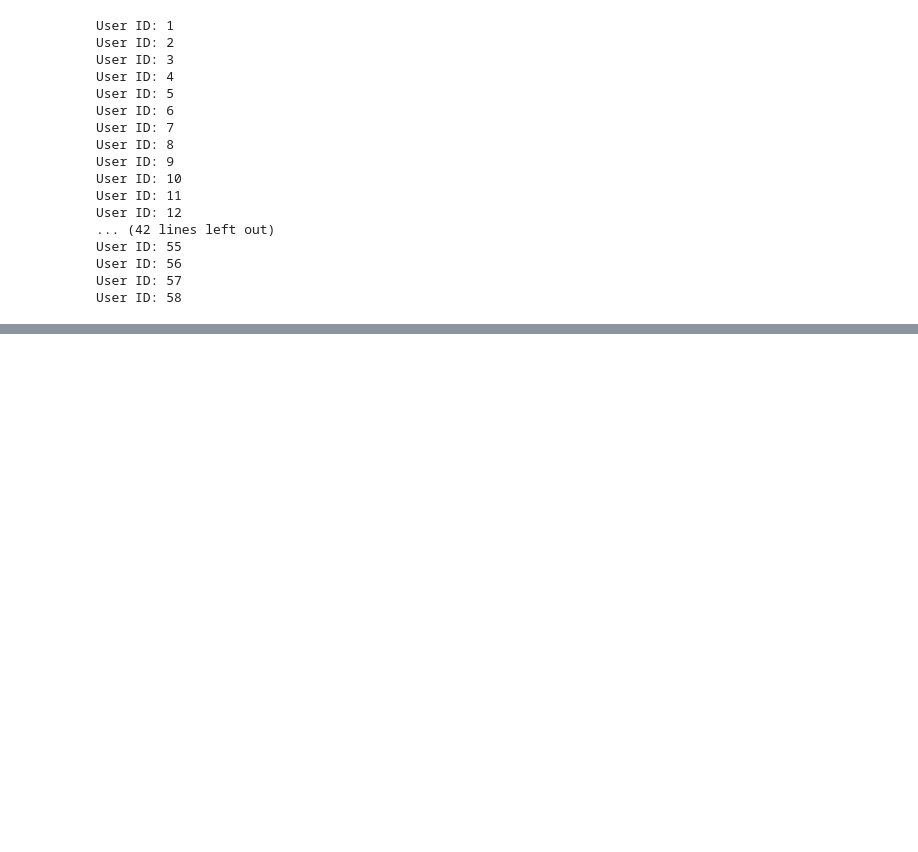
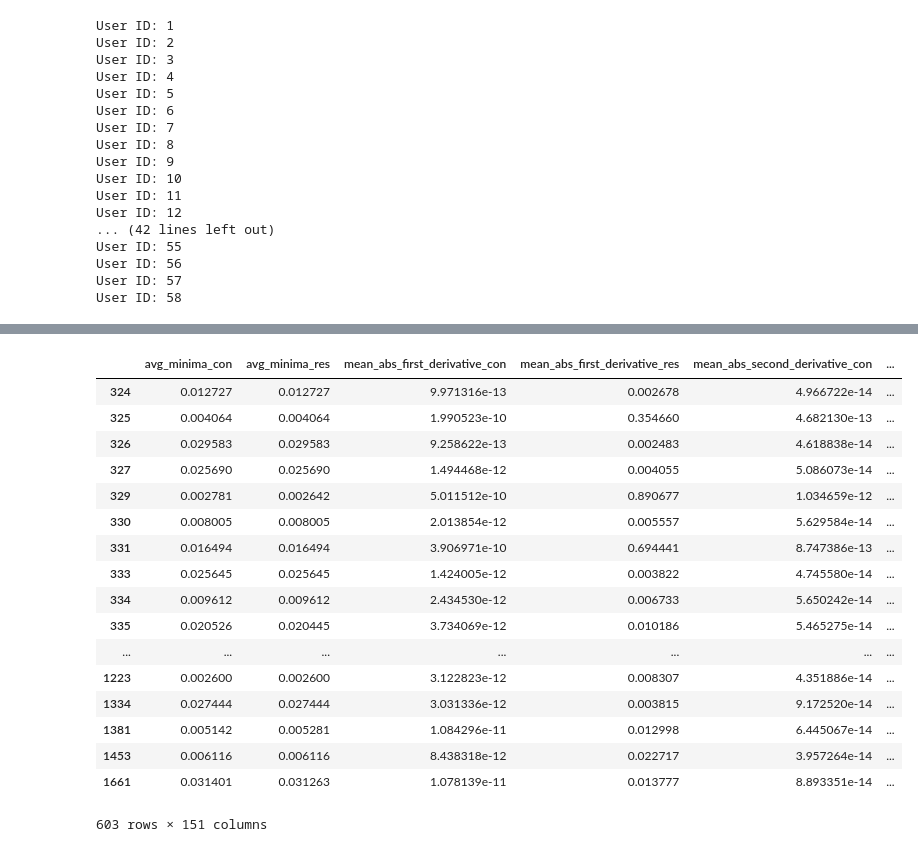
Before and after one commit to Didanny/EECE-499-Emotion-Recognition, a Jupyter notebook: Python Code/Feature Extraction/Join_Features.ipynb, the cells around one changed output, grey strips where cells are left out. Cells and saved outputs as stored; diff of their text form; code cells hidden in the pictures; blank space fills up the shorter version.

```diff
--- a/Python Code/Feature Extraction/Join_Features.ipynb
+++ b/Python Code/Feature Extraction/Join_Features.ipynb
@@ -131,5 +131,26 @@ Features.head()
 5 rows × 151 columns
 # %%
 Features = Features.dropna()
+# %%
+Features
+# %% [output]
+|  | avg_minima_con | avg_minima_res | mean_abs_first_derivative_con | mean_abs_first_derivative_res | mean_abs_second_derivative_con | ... |
+| 324 | 0.012727 | 0.012727 | 9.971316e-13 | 0.002678 | 4.966722e-14 | ... |
+| 325 | 0.004064 | 0.004064 | 1.990523e-10 | 0.354660 | 4.682130e-13 | ... |
+| 326 | 0.029583 | 0.029583 | 9.258622e-13 | 0.002483 | 4.618838e-14 | ... |
+| 327 | 0.025690 | 0.025690 | 1.494468e-12 | 0.004055 | 5.086073e-14 | ... |
+| 329 | 0.002781 | 0.002642 | 5.011512e-10 | 0.890677 | 1.034659e-12 | ... |
+| 330 | 0.008005 | 0.008005 | 2.013854e-12 | 0.005557 | 5.629584e-14 | ... |
+| 331 | 0.016494 | 0.016494 | 3.906971e-10 | 0.694441 | 8.747386e-13 | ... |
+| 333 | 0.025645 | 0.025645 | 1.424005e-12 | 0.003822 | 4.745580e-14 | ... |
+| 334 | 0.009612 | 0.009612 | 2.434530e-12 | 0.006733 | 5.650242e-14 | ... |
+| 335 | 0.020526 | 0.020445 | 3.734069e-12 | 0.010186 | 5.465275e-14 | ... |
+| ... | ... | ... | ... | ... | ... | ... |
+| 1223 | 0.002600 | 0.002600 | 3.122823e-12 | 0.008307 | 4.351886e-14 | ... |
+| 1334 | 0.027444 | 0.027444 | 3.031336e-12 | 0.003815 | 9.172520e-14 | ... |
+| 1381 | 0.005142 | 0.005281 | 1.084296e-11 | 0.012998 | 6.445067e-14 | ... |
+| 1453 | 0.006116 | 0.006116 | 8.438318e-12 | 0.022717 | 3.957264e-14 | ... |
+| 1661 | 0.031401 | 0.031263 | 1.078139e-11 | 0.013777 | 8.893351e-14 | ... |
+603 rows × 151 columns
 # %%
 Features.to_excel(load_path + 'Features.xlsx')
```
Also changed, not shown: parts of 6 cells of this notebook.
